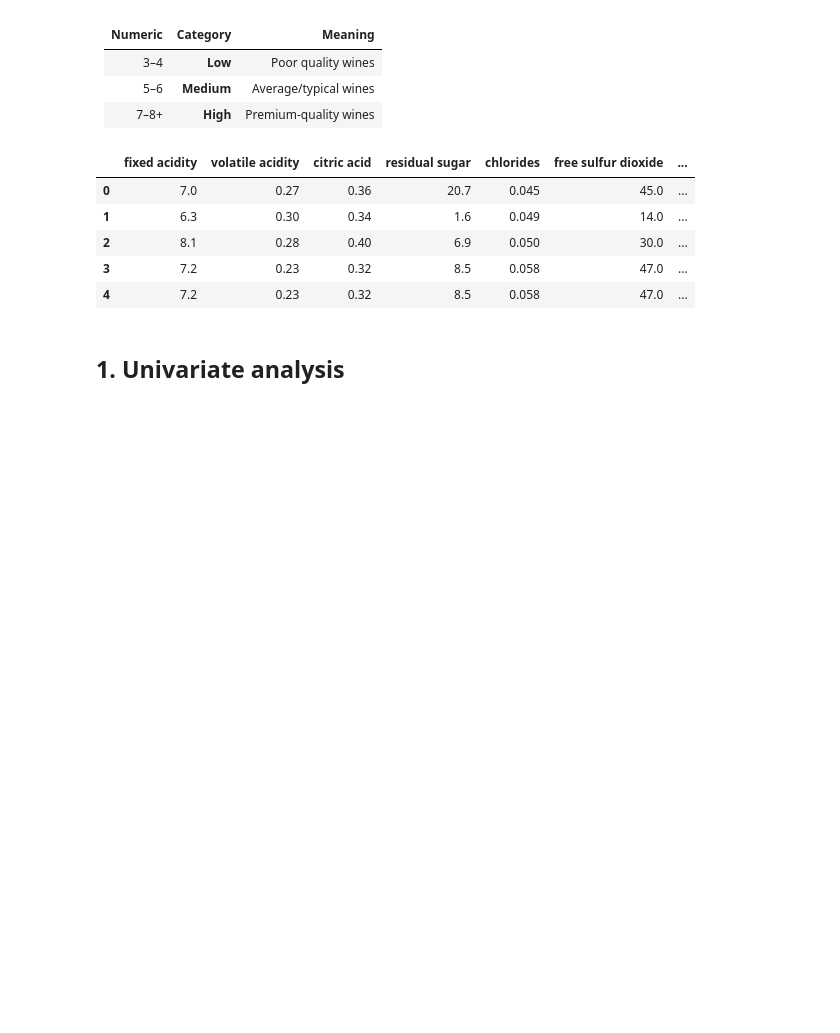
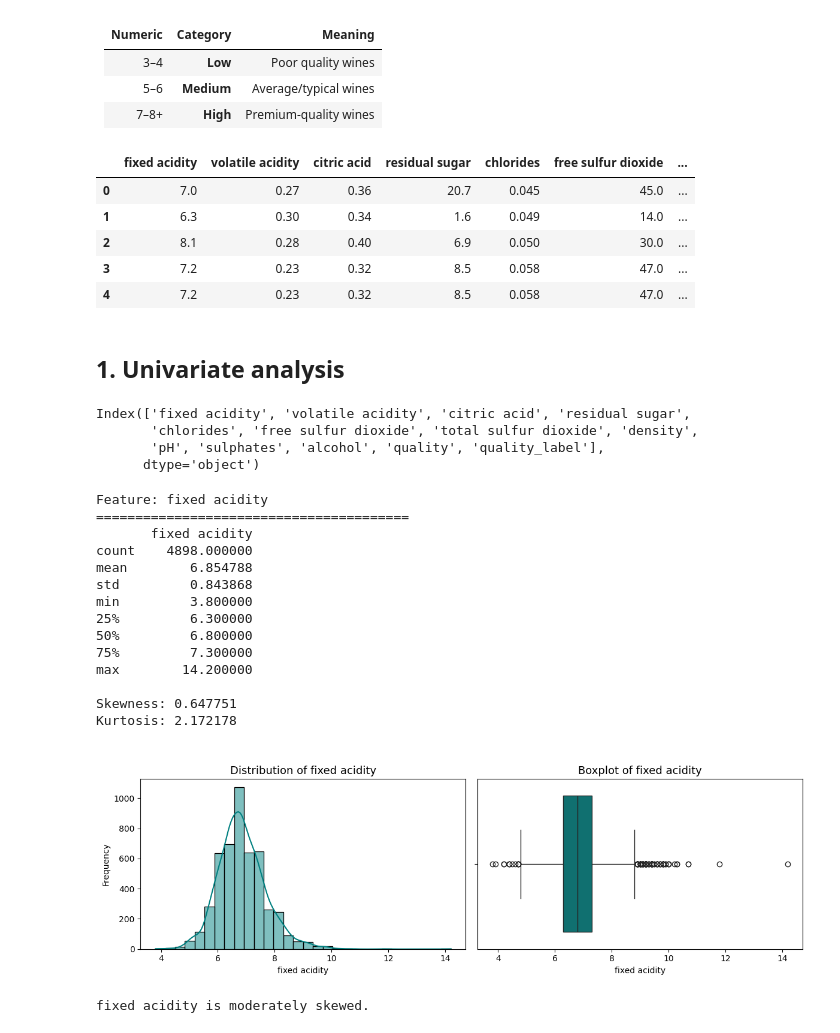
Before and after one commit to KudoroEsther/Files_Backend, a Jupyter notebook: EDA_Revised.ipynb, the cells around one changed output. Saved outputs shown, nothing was run; the diff lists cells and outputs as text; code cells hidden in the pictures; blank space fills up the shorter version.

```diff
--- a/EDA_Revised.ipynb
+++ b/EDA_Revised.ipynb
@@ -96,7 +96,7 @@ def univariate_numerical_eda(df, column):
     Performs univarite EDA on a single numerical column.
     Displays summary statistics, skewness, kurtosis, histogram, KDE, and boxplot.
     """
-    print(f'Feature: {column}')
+    print(f'\nFeature: {column}')
     print('='*40)
     print(df[column].describe().to_frame()) #gets the description of the dataset as a dataframe
     print(f'\nSkewness: {df[column].skew():3f}')
@@ -106,7 +106,50 @@ def univariate_numerical_eda(df, column):
 
     #Histogram + KDE
     plt.subplot(1,2,1)
-    plt.histplot(df[column], kde=True, bins=30, color = 'teal')
+    sns.histplot(df[column], kde=True, bins=30, color = 'teal')
     plt.title(f'\nDistribution of {column}', fontsize=13)
     plt.xlabel(column)
     plt.ylabel('Frequency')
+
+    #Boxplot
+    plt.subplot(1,2,2)
+    sns.boxplot(x=df[column], color='teal')
+    plt.title(f'\nBoxplot of {column}', fontsize=13)
+
+    plt.tight_layout()
+    plt.show()
+
+    #Optional note on transformation
+    if abs(df[column].skew()) > 1:
+        print(f'\n {column} is highly skewed. Consider log or Box-Cox transformation.')
+    elif abs(df[column].skew()) > 0.5:
+        print(f'\n{column} is moderately skewed.')
+    else:
+        print(f'\n{column} if fairly symmetric.')
+# %%
+df.columns
+# %% [output]
+Index(['fixed acidity', 'volatile acidity', 'citric acid', 'residual sugar',
+       'chlorides', 'free sulfur dioxide', 'total sulfur dioxide', 'density',
+       'pH', 'sulphates', 'alcohol', 'quality', 'quality_label'],
+      dtype='object')
+# %%
+#Fixed Acidity
+univariate_numerical_eda(df, 'fixed acidity')
+# %% [output]
+Feature: fixed acidity
+========================================
+       fixed acidity
+count    4898.000000
+mean        6.854788
+std         0.843868
+min         3.800000
+25%         6.300000
+50%         6.800000
+75%         7.300000
+max        14.200000
+
+Skewness: 0.647751
+Kurtosis: 2.172178
+[figure, added]
+fixed acidity is moderately skewed.
```
Also changed, not shown: parts of 4 cells of this notebook.
